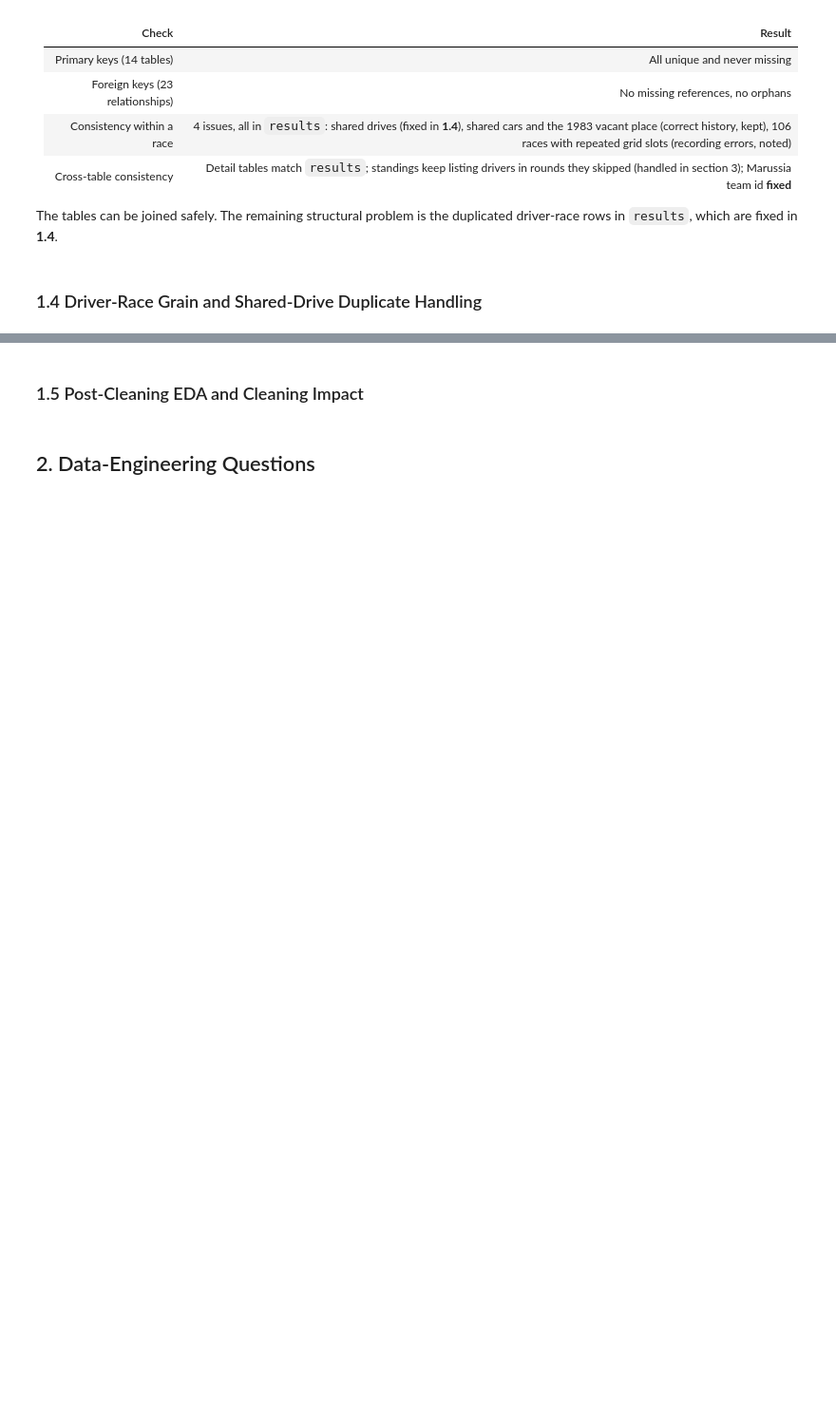
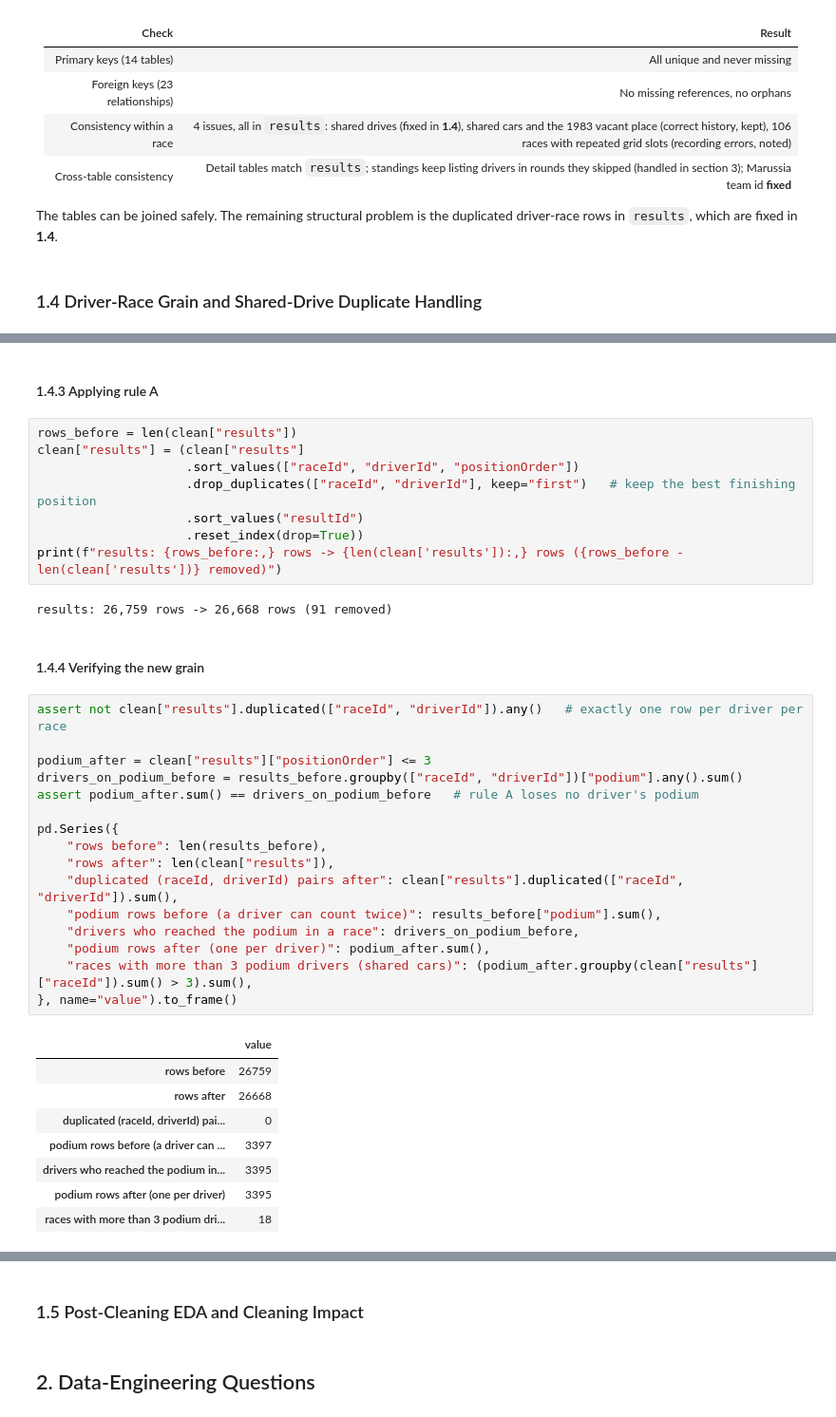
Before and after one commit to Seif2005/ACL2-Project, a Jupyter notebook: Main.ipynb, the cells around one changed output, grey strips where cells are left out. Shown at 95% size. Cells and saved outputs as stored; diff of their text form; blank space fills up the shorter version.

```diff
--- a/Main.ipynb
+++ b/Main.ipynb
@@ -722,0 +865,39 @@ which are fixed in **1.4**.
+# %% [markdown]
+#### 1.4.3 Applying rule A
+# %%
+rows_before = len(clean["results"])
+clean["results"] = (clean["results"]
+                    .sort_values(["raceId", "driverId", "positionOrder"])
+                    .drop_duplicates(["raceId", "driverId"], keep="first")   # keep the best finishing position
+                    .sort_values("resultId")
+                    .reset_index(drop=True))
+print(f"results: {rows_before:,} rows -> {len(clean['results']):,} rows ({rows_before - len(clean['results'])} removed)")
+# %% [output]
+results: 26,759 rows -> 26,668 rows (91 removed)
+# %% [markdown]
+#### 1.4.4 Verifying the new grain
+# %%
+assert not clean["results"].duplicated(["raceId", "driverId"]).any()   # exactly one row per driver per race
+
+podium_after = clean["results"]["positionOrder"] <= 3
+drivers_on_podium_before = results_before.groupby(["raceId", "driverId"])["podium"].any().sum()
+assert podium_after.sum() == drivers_on_podium_before   # rule A loses no driver's podium
+
+pd.Series({
+    "rows before": len(results_before),
+    "rows after": len(clean["results"]),
+    "duplicated (raceId, driverId) pairs after": clean["results"].duplicated(["raceId", "driverId"]).sum(),
+    "podium rows before (a driver can count twice)": results_before["podium"].sum(),
+    "drivers who reached the podium in a race": drivers_on_podium_before,
+    "podium rows after (one per driver)": podium_after.sum(),
+    "races with more than 3 podium drivers (shared cars)": (podium_after.groupby(clean["results"]["raceId"]).sum() > 3).sum(),
+}, name="value").to_frame()
+# %% [output]
+|  | value |
+| rows before | 26759 |
+| rows after | 26668 |
+| duplicated (raceId, driverId) pai... | 0 |
+| podium rows before (a driver can ... | 3397 |
+| drivers who reached the podium in... | 3395 |
+| podium rows after (one per driver) | 3395 |
+| races with more than 3 podium dri... | 18 |
```
Also changed, not shown: parts of 12 cells of this notebook.
